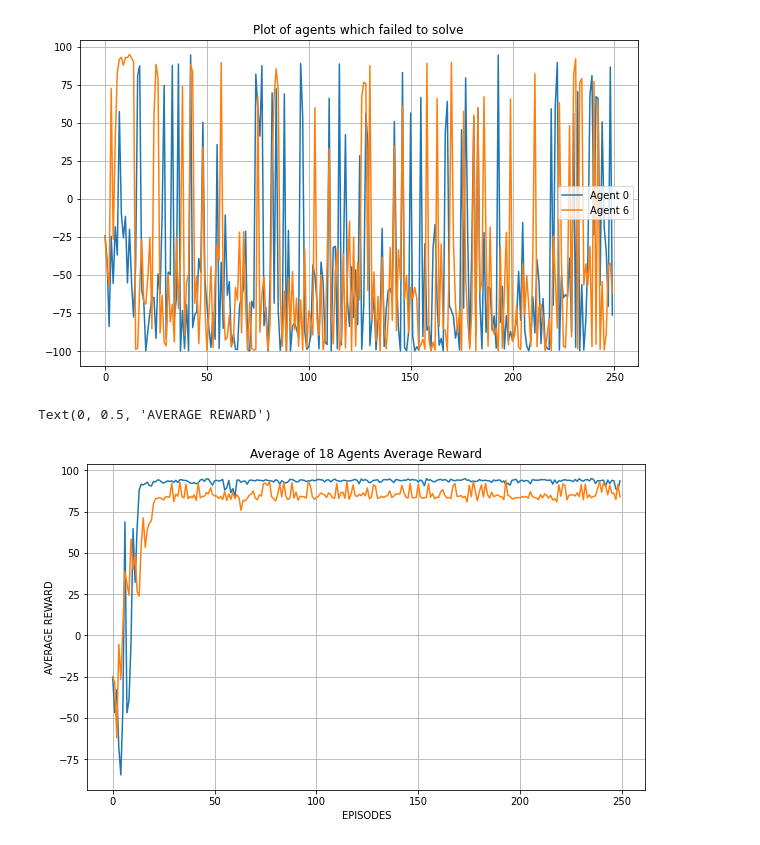
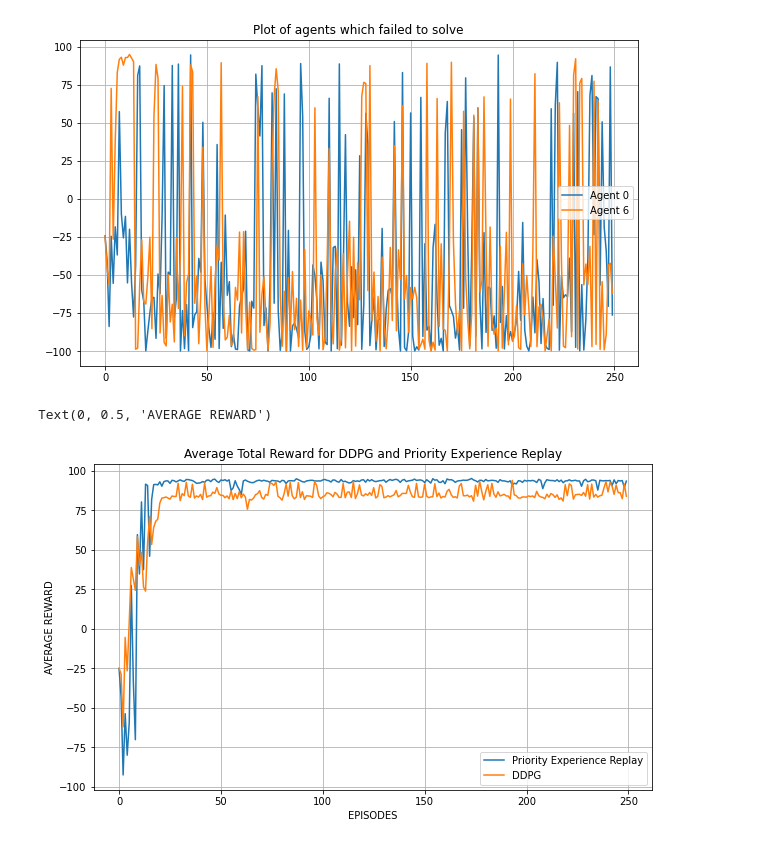
Before and after one commit to MattMorris1996/BathRLProject, a Jupyter notebook: plotting_notebook.ipynb, the cells around one changed output. Saved outputs shown, nothing was run; the diff lists cells and outputs as text; code cells hidden in the pictures.

```diff
--- a/plotting_notebook.ipynb
+++ b/plotting_notebook.ipynb
@@ -190,17 +190,20 @@ for agent_id in not_solved_ddpg:
 # %% [output]
 [figure]
 # %%
-per_df['mean_total_reward'].plot()
+per_df['mean_total_reward'].plot(
+    label="Priority Experience Replay",
+    legend=True
+)
 ax = ddpg_df['mean_total_reward'].plot(
         figsize=figsize,
         grid = True,
-        title="Average of 18 Agents Average Reward"
+        title="Average Total Reward for DDPG and Priority Experience Replay",
+        label="DDPG",
+        legend=True,
 )
-
-
 
 ax.set_xlabel("EPISODES")
 ax.set_ylabel("AVERAGE REWARD")
 # %% [output]
 Text(0, 0.5, 'AVERAGE REWARD')
-[figure, old version]
+[figure, new version]
```
